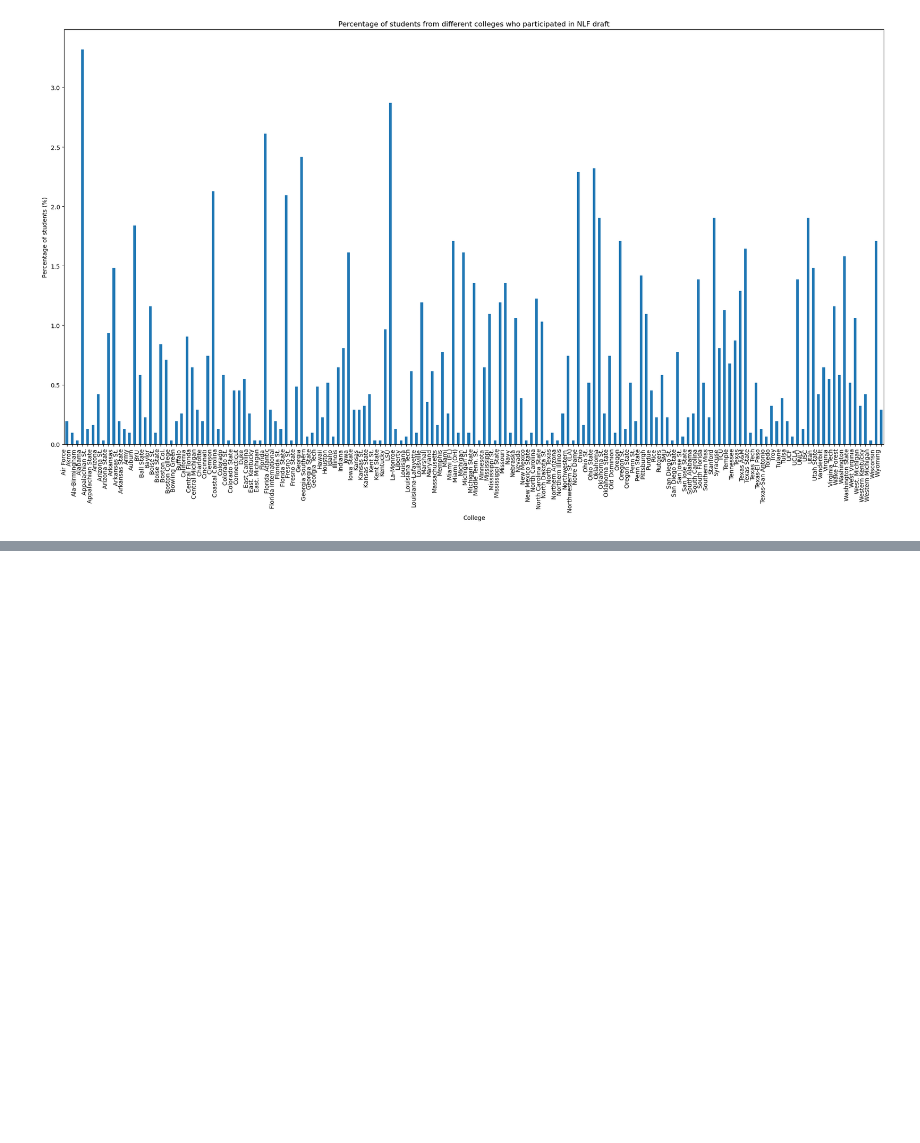
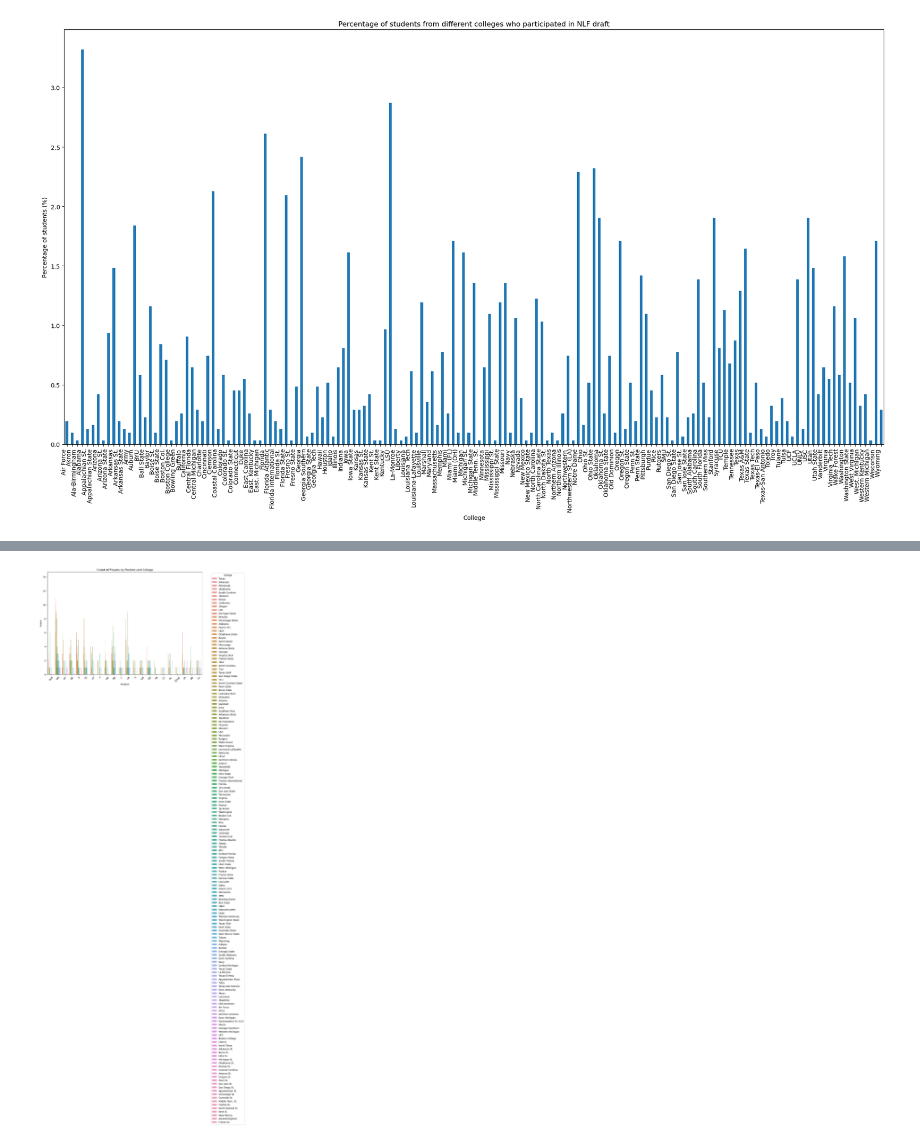
Before and after one commit to Vishwa-Sheth/Predict_the_NFL_cut, a Jupyter notebook: new_scraper.ipynb, the cells around one changed output, grey strips where cells are left out. Drawn from its saved outputs; the diff is of its cells as text; code cells hidden in the pictures; blank space fills up the shorter version.

```diff
--- a/new_scraper.ipynb
+++ b/new_scraper.ipynb
@@ -533,0 +557,21 @@ plt.show()
+# %%
+import seaborn as sns
+import matplotlib.pyplot as plt
+
+# Assuming df is your DataFrame
+df = org_df[["Position","College"]].copy()
+
+# Plotting Position vs. College
+plt.figure(figsize=(12, 8))
+sns.countplot(data=df, x='Position', hue='College')
+plt.title('Count of Players by Position and College')
+plt.xlabel('Position')
+plt.ylabel('Count')
+plt.xticks(rotation=45)  # Rotate x-axis labels for better readability
+plt.legend(title='College', bbox_to_anchor=(1.05, 1), loc='upper left')  # Place legend outside plot
+# plt.tight_layout()
+
+# Show plot
+plt.show()
+# %% [output]
+[figure, added]
```
Also changed, not shown: parts of 4 cells of this notebook.
